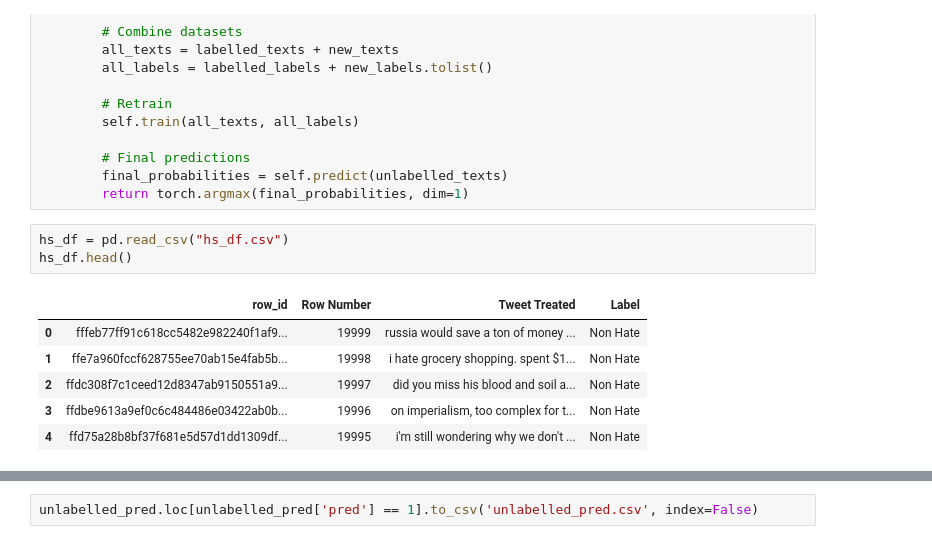
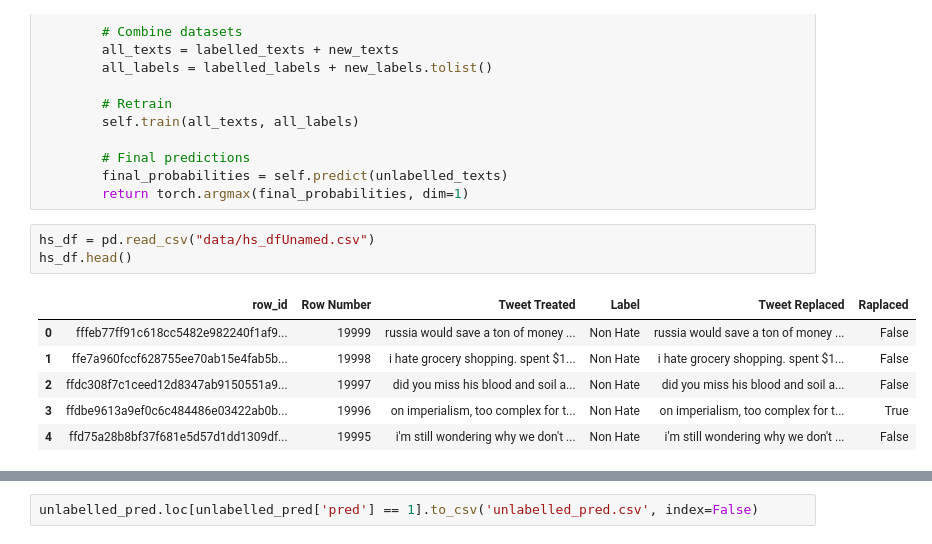
Before and after one commit to alex-dias/llama, a Jupyter notebook: un_learn_note.ipynb, the cells around one changed output, grey strips where cells are left out. Drawn from its saved outputs; the diff is of its cells as text.

Commit message:
Changed to train on unamed column and saving the model at the end

```diff
--- a/un_learn_note.ipynb
+++ b/un_learn_note.ipynb
@@ -320,15 +321,15 @@ class LlamaSemiSupervised:
         final_probabilities = self.predict(unlabelled_texts)
         return torch.argmax(final_probabilities, dim=1)
 # %%
-hs_df = pd.read_csv("hs_df.csv")
+hs_df = pd.read_csv("data/hs_dfUnamed.csv")
 hs_df.head()
 # %% [output]
-|  | row_id | Row Number | Tweet Treated | Label |
-| 0 | fffeb77ff91c618cc5482e982240f1af9... | 19999 | russia would save a ton of money ... | Non Hate |
-| 1 | ffe7a960fccf628755ee70ab15e4fab5b... | 19998 | i hate grocery shopping. spent $1... | Non Hate |
-| 2 | ffdc308f7c1ceed12d8347ab9150551a9... | 19997 | did you miss his blood and soil a... | Non Hate |
-| 3 | ffdbe9613a9ef0c6c484486e03422ab0b... | 19996 | on imperialism, too complex for t... | Non Hate |
-| 4 | ffd75a28b8bf37f681e5d57d1dd1309df... | 19995 | i'm still wondering why we don't ... | Non Hate |
+|  | row_id | Row Number | Tweet Treated | Label | Tweet Replaced | Raplaced |
+| 0 | fffeb77ff91c618cc5482e982240f1af9... | 19999 | russia would save a ton of money ... | Non Hate | russia would save a ton of money ... | False |
+| 1 | ffe7a960fccf628755ee70ab15e4fab5b... | 19998 | i hate grocery shopping. spent $1... | Non Hate | i hate grocery shopping. spent $1... | False |
+| 2 | ffdc308f7c1ceed12d8347ab9150551a9... | 19997 | did you miss his blood and soil a... | Non Hate | did you miss his blood and soil a... | False |
+| 3 | ffdbe9613a9ef0c6c484486e03422ab0b... | 19996 | on imperialism, too complex for t... | Non Hate | on imperialism, too complex for t... | True |
+| 4 | ffd75a28b8bf37f681e5d57d1dd1309df... | 19995 | i'm still wondering why we don't ... | Non Hate | i'm still wondering why we don't ... | False |
 # %%
 hs_df_labelled = hs_df[hs_df["Label"].notnull()]
 hs_df_unlabelled = hs_df[hs_df["Label"].isnull()]
```
Also changed, not shown: parts of 15 cells of this notebook.
